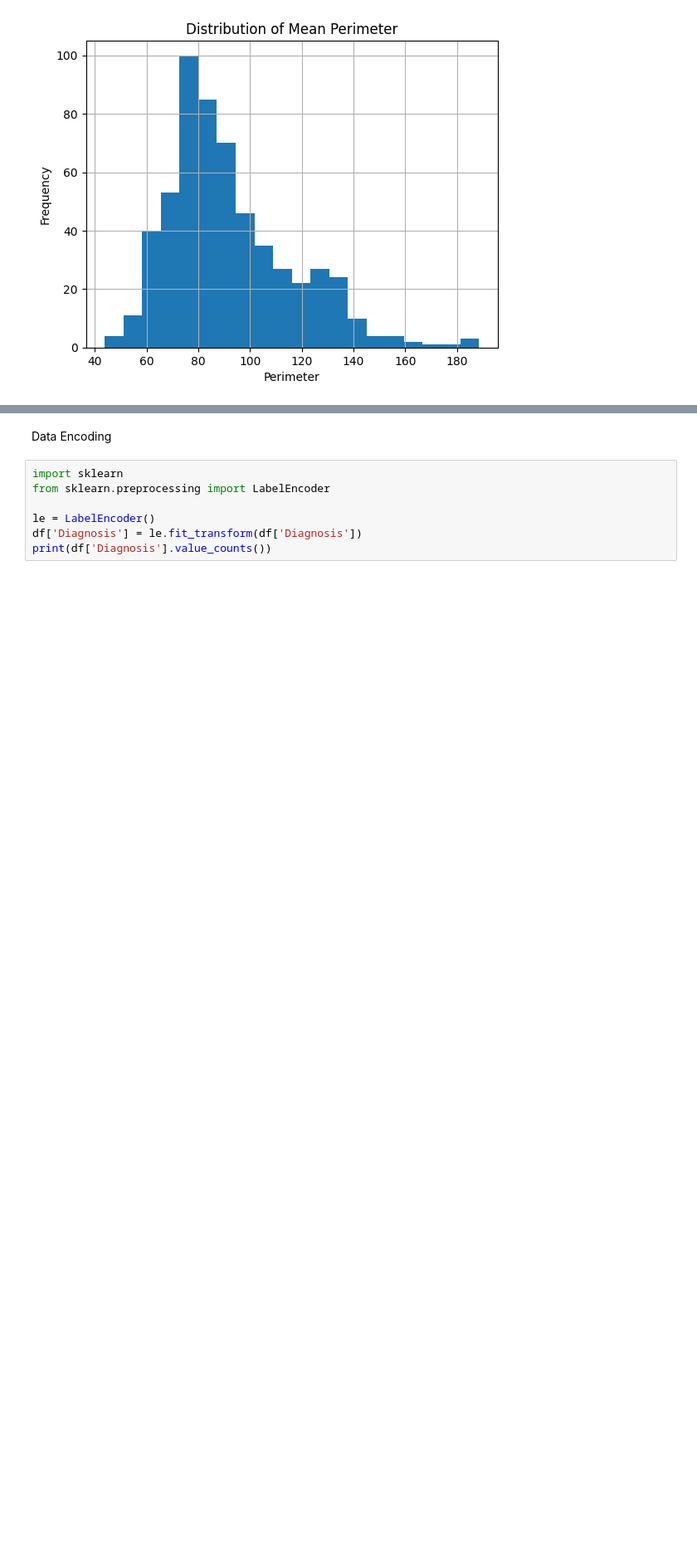
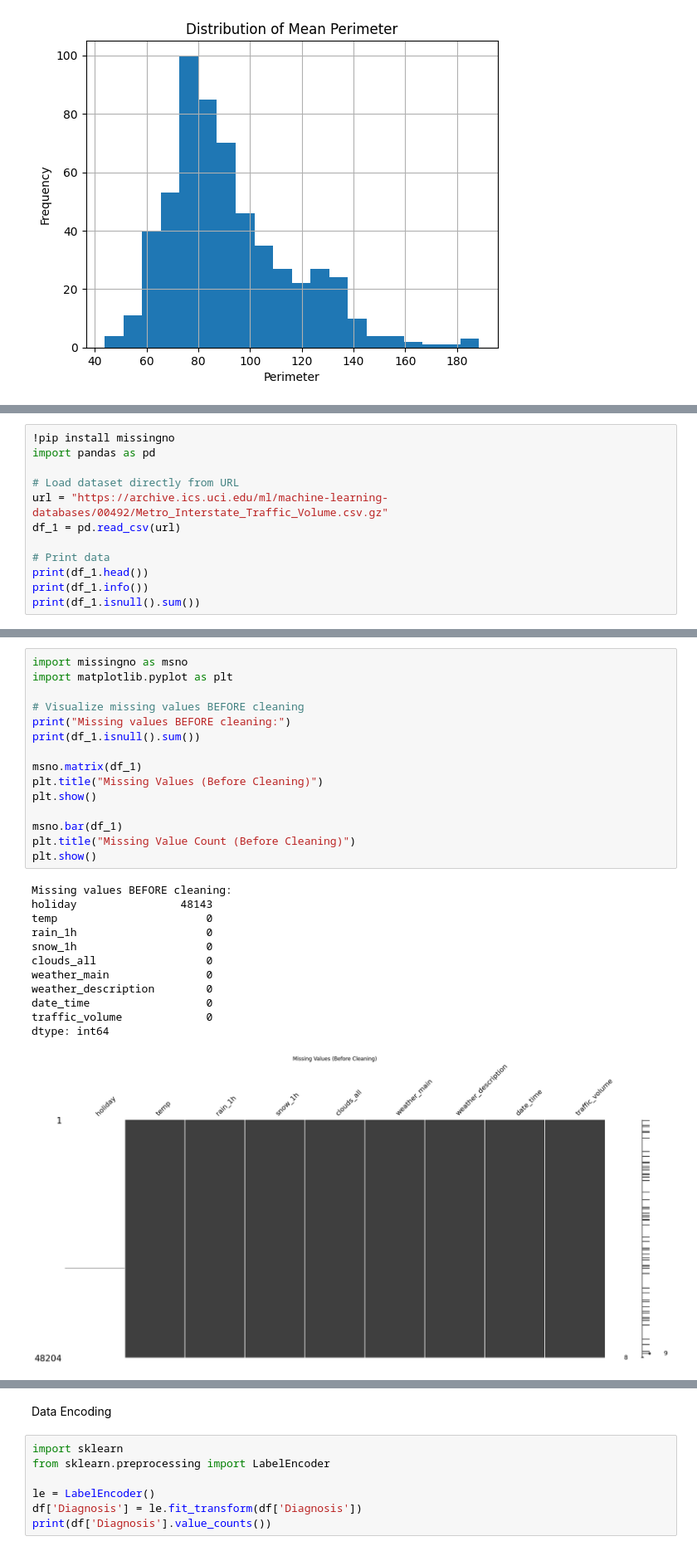
Before and after one commit to AriaLiuUQ/DSCRP_DS4_2_0507_The_Principles_of_Machine_Learning_with_Python, a Jupyter notebook: Code_The_Principles_of_Machine_Learning.ipynb, the cells around one changed output, grey strips where cells are left out. Shown at 83% size. Saved outputs shown, nothing was run; the diff lists cells and outputs as text; blank space fills up the shorter version.

Commit message:
data preprocessing

```diff
--- a/Code_The_Principles_of_Machine_Learning.ipynb
+++ b/Code_The_Principles_of_Machine_Learning.ipynb
@@ -177,0 +193,12 @@ plt.show()
+# %%
+!pip install missingno
+import pandas as pd
+
+# Load dataset directly from URL
+url = "https://archive.ics.uci.edu/ml/machine-learning-databases/00492/Metro_Interstate_Traffic_Volume.csv.gz"
+df_1 = pd.read_csv(url)
+
+# Print data
+print(df_1.head())
+print(df_1.info())
+print(df_1.isnull().sum())
@@ -177,0 +223,28 @@ plt.show()
+# %%
+import missingno as msno
+import matplotlib.pyplot as plt
+
+# Visualize missing values BEFORE cleaning
+print("Missing values BEFORE cleaning:")
+print(df_1.isnull().sum())
+
+msno.matrix(df_1)
+plt.title("Missing Values (Before Cleaning)")
+plt.show()
+
+msno.bar(df_1)
+plt.title("Missing Value Count (Before Cleaning)")
+plt.show()
+# %% [output]
+Missing values BEFORE cleaning:
+holiday                48143
+temp                       0
+rain_1h                    0
+snow_1h                    0
+clouds_all                 0
+weather_main               0
+weather_description        0
+date_time                  0
+traffic_volume             0
+dtype: int64
+[figure, added]
```
Also changed, not shown: parts of 14 cells of this notebook.
